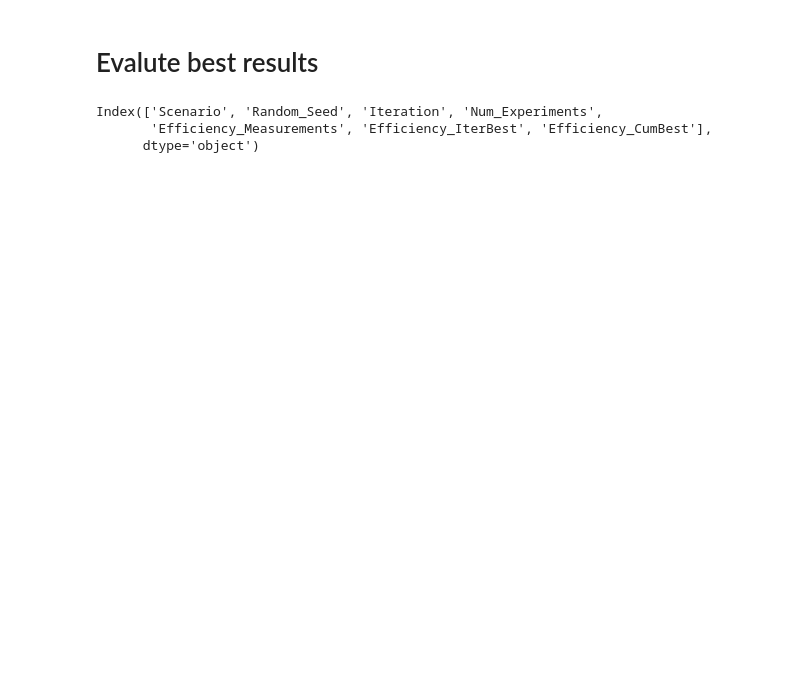
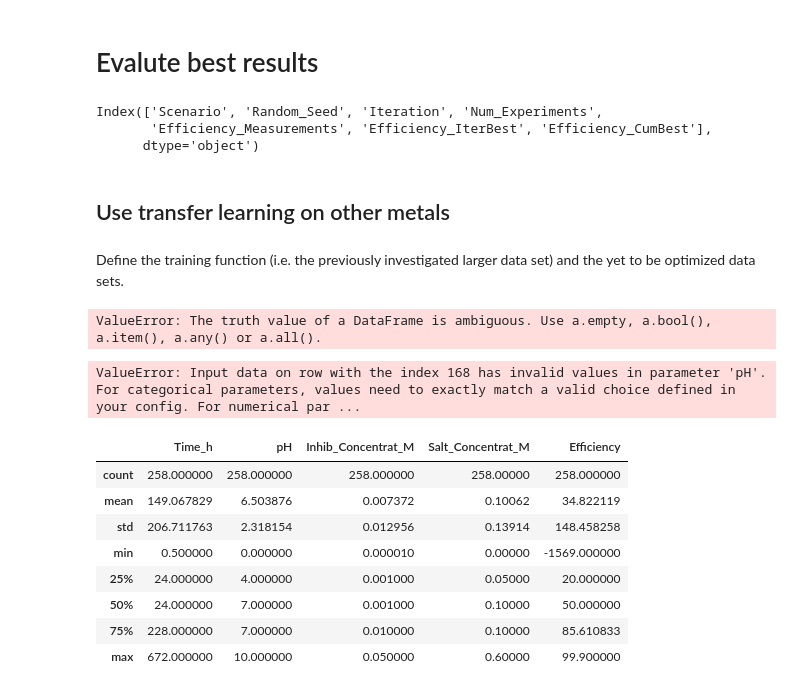
Before and after one commit to AC-BO-Hackathon/project-surface-science-syndicate, a Jupyter notebook: Alex6022/baybe-inhibitor.ipynb, the cells around one changed output. Cells and saved outputs as stored; diff of their text form; code cells hidden in the pictures; blank space fills up the shorter version.

```diff
--- a/Alex6022/baybe-inhibitor.ipynb
+++ b/Alex6022/baybe-inhibitor.ipynb
@@ -263,3 +262,7 @@ print(results.columns)
 Index(['Scenario', 'Random_Seed', 'Iteration', 'Num_Experiments',
        'Efficiency_Measurements', 'Efficiency_IterBest', 'Efficiency_CumBest'],
       dtype='object')
+# %% [markdown]
+## Use transfer learning on other metals
+# %% [markdown]
+Define the training function (i.e. the previously investigated larger data set) and the yet to be optimized data sets.
@@ -265,0 +313,40 @@ Index(['Scenario', 'Random_Seed', 'Iteration', 'Num_Experiments',
+# %%
+results_transfer: list[pd.DataFrame] = []
+fractions = (0.01, 0.2)
+
+
+result_fresh_start = simulate_scenarios(
+    {"Fresh": campaign_transfer},
+    df_transfer,
+    batch_size=BATCH_SIZE,
+    n_doe_iterations=N_DOE_ITERATIONS,
+    impute_mode="best",
+)
+# %% [output]
+ValueError: The truth value of a DataFrame is ambiguous. Use a.empty, a.bool(), a.item(), a.any() or a.all().
+# %%
+fraction_df = df.sample(frac=0.5)
+training_lookup = [fraction_df for _ in range(N_MC_ITERATIONS)]
+
+result_transfer_learning = simulate_scenarios(
+    {"Transfer": campaign_transfer},
+    df_transfer,
+    initial_data=[fraction_df],
+    batch_size=BATCH_SIZE,
+    n_doe_iterations=N_DOE_ITERATIONS,
+    impute_mode="best",
+)
+# %% [output]
+ValueError: Input data on row with the index 168 has invalid values in parameter 'pH'. For categorical parameters, values need to exactly match a valid choice defined in your config. For numerical par ...
+# %%
+fraction_df.describe()
+# %% [output]
+|  | Time_h | pH | Inhib_Concentrat_M | Salt_Concentrat_M | Efficiency |
+| count | 258.000000 | 258.000000 | 258.000000 | 258.00000 | 258.000000 |
+| mean | 149.067829 | 6.503876 | 0.007372 | 0.10062 | 34.822119 |
+| std | 206.711763 | 2.318154 | 0.012956 | 0.13914 | 148.458258 |
+| min | 0.500000 | 0.000000 | 0.000010 | 0.00000 | -1569.000000 |
+| 25% | 24.000000 | 4.000000 | 0.001000 | 0.05000 | 20.000000 |
+| 50% | 24.000000 | 7.000000 | 0.001000 | 0.10000 | 50.000000 |
+| 75% | 228.000000 | 7.000000 | 0.010000 | 0.10000 | 85.610833 |
+| max | 672.000000 | 10.000000 | 0.050000 | 0.60000 | 99.900000 |
```
Also changed, not shown: parts of 18 cells of this notebook, 1 other file.
